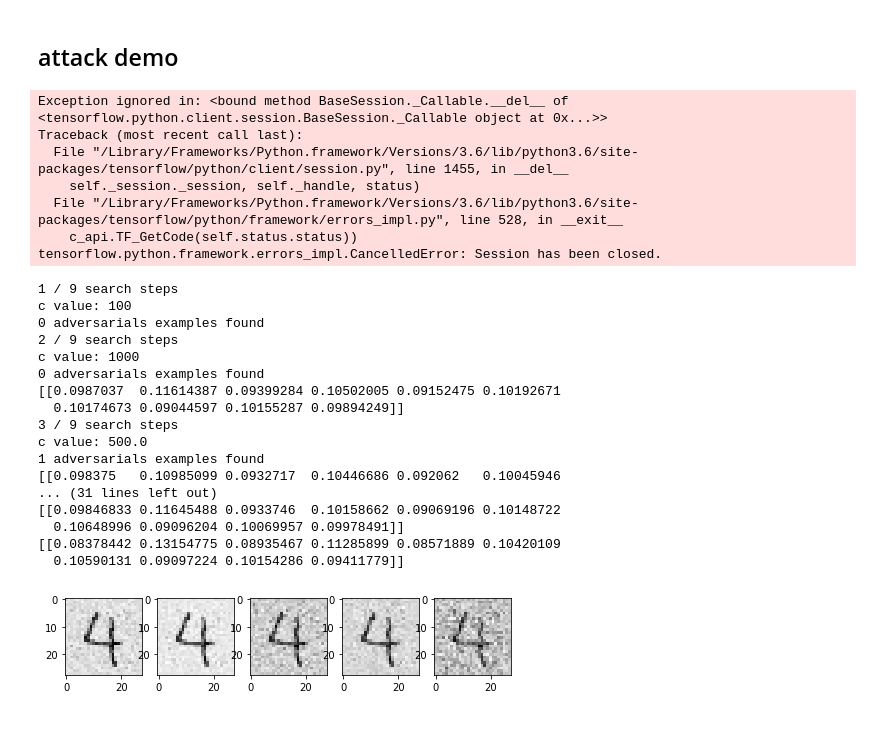
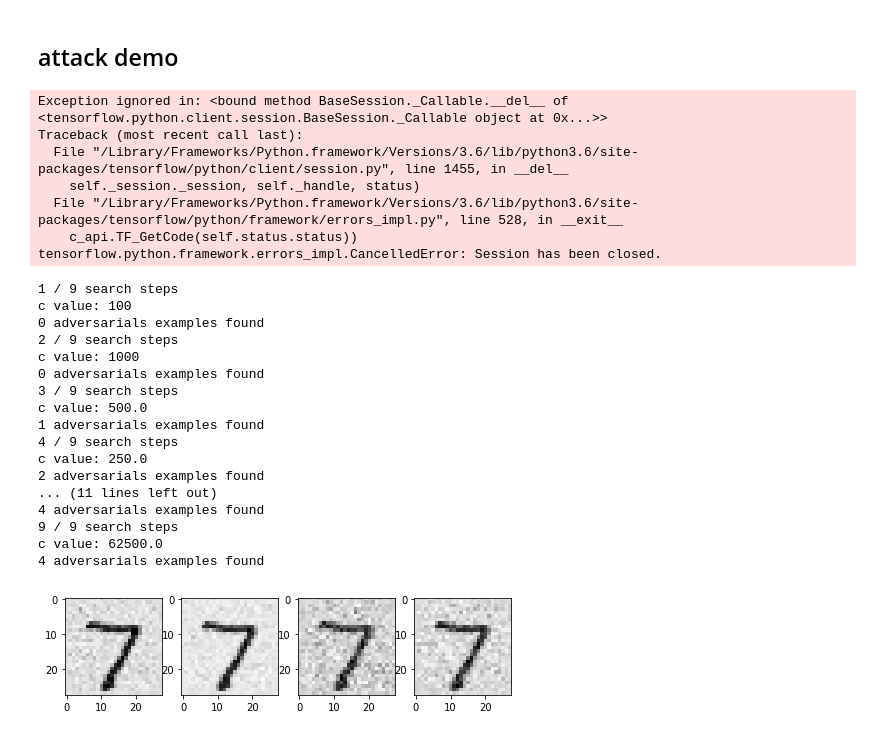
Before and after one commit to zetongqi/attacking_neural_networks, a Jupyter notebook: CW_l2attack.ipynb, the cells around one changed output. Drawn from its saved outputs; the diff is of its cells as text; code cells hidden in the pictures.

```diff
--- a/CW_l2attack.ipynb
+++ b/CW_l2attack.ipynb
@@ -80,10 +79,11 @@ class cwl2:
         self.step_size = step_size
         self.initial_cost = initial_cost
         self.SEARCH_STEPS = SEARCH_STEPS
+        self.num_classes = 10
 
     # return the logits tensor and the nontarget index logits tensor
     def get_logits_and_nontarget_logits(self, x_new, target):
-        logits = model(x_new)
+        logits = self.model(x_new)
         return logits, tf.concat([logits[0][0:target], logits[0][target:-1]], 0)
 
     # the loss function for l2 attack
@@ -92,28 +92,33 @@ class cwl2:
         return tf.norm(x_new-x)**2 + c*tf.math.maximum(tf.math.reduce_max(nontarget_logits) - logits[0][target], -self.K)
 
     # search for the best adversarial examples
-    def find_best_attack(self, model, x, target):
+    def find_best_attack(self, x, target, DEBUG=1):
         # all the valid attacks
         attacks = []
         # initial c value
         c = self.initial_cost
+        # confidence parameter
         K = self.K
+        # initialize all global variables
         self.sess.run(tf.global_variables_initializer())
+        # for every search steps
         for s in range(self.SEARCH_STEPS):
+            # the adversarial example the algorithm is searching for
             x_new = tf.Variable(np.zeros([1,28,28,1]), dtype=tf.float32)
             loss = self.loss(x_new, x, target, c)
             start_vars = set(x.name for x in tf.global_variables())
             train = tf.train.AdamOptimizer(self.step_size).minimize(loss, var_list=[x_new])
             end_vars = tf.global_variables()
+            # variables in Adam optimizer
             new_vars = [x for x in end_vars if x.name not in start_vars]
+            # initilize x_new and Adam optimizer variables
             self.sess.run(tf.variables_initializer(var_list=[x_new]+new_vars))
 
             for i in range(self.max_iterations):
                 self.sess.run(train)
             new_img = self.sess.run(x_new)
             # if the attack is sucessful
-            if np.argmax(model.predict(new_img)) == target:
-                print((model.predict(new_img)))
+            if np.argmax(self.model.predict(new_img)) == target:
                 # add it to the valid attacks collection
                 attacks.append(new_img)
                 # decrease c value to try to find an attack with less perturbation
@@ -122,48 +127,60 @@ class cwl2:
             else:
                 # increase c value to enforce the solver to find a sucessful attack
                 c = c*10
-            print(s+1, "/", self.SEARCH_STEPS, "search steps")
-            print("c value:", c)
-            print(len(attacks), "adversarials examples found")
+            # if debug mode, print out the each search step's detail
+            if DEBUG == 1:
+                print(s+1, "/", self.SEARCH_STEPS, "search steps")
+                print("c value:", c)
+                print(len(attacks), "adversarials examples found")
         # let the best attack to be the one with the smallest perturbation
         noise_norms = []
         for i in range(len(attacks)):
             noise_norms.append(np.linalg.norm(attacks[i] - x))
         best_attack = attacks[np.argmin(noise_norms)]
         return best_attack, attacks
+
+    def untargeted_attack(self, x):
+        attacks = []
+        predicted_labels = []
+        for i in range(self.num_classes):
+            print("attacking target label", i)
+            best_attack, all_attacks = self.find_best_attack(x, i, DEBUG=0)
+            attacks.append(best_attack)
+            predicted_labels.append(np.argmax(self.model.predict(best_attack)))
+            print(len(all_attacks), "attacks found")
+        plot_adversarials(attacks, predicted_labels)
+        return attacks
 # %% [markdown]
 ## attack demo
 # %%
 with tf.Session() as sess:
-    x = load_image('/Users/zetong/mnist_png/testing/4/24.png')
+    x = load_image('/Users/zetong/mnist_png/testing/7/0.png')
     l2attack = cwl2(sess, model)
-    best_attack, attacks = l2attack.find_best_attack(model, x, 1)
-    for i in range(len(attacks)):
-        print((model.predict(attacks[i])))
+    best_attack, attacks = l2attack.find_best_attack(x, 0)
     visualize_adversarials(attacks)
 # %% [output]
 Exception ignored in: <bound method BaseSession._Callable.__del__ of <tensorflow.python.client.session.BaseSession._Callable object at 0x...>>
 Traceback (most recent call last):
   File "/Library/Frameworks/Python.framework/Versions/3.6/lib/python3.6/site-packages/tensorflow/python/client/session.py", line 1455, in __del__
     self._session._session, self._handle, status)
   File "/Library/Frameworks/Python.framework/Versions/3.6/lib/python3.6/site-packages/tensorflow/python/framework/errors_impl.py", line 528, in __exit__
     c_api.TF_GetCode(self.status.status))
 tensorflow.python.framework.errors_impl.CancelledError: Session has been closed.
 1 / 9 search steps
 c value: 100
 0 adversarials examples found
 2 / 9 search steps
 c value: 1000
 0 adversarials examples found
-[[0.0987037  0.11614387 0.09399284 0.10502005 0.09152475 0.10192671
-  0.10174673 0.09044597 0.10155287 0.09894249]]
 3 / 9 search steps
 c value: 500.0
 1 adversarials examples found
-[[0.098375   0.10985099 0.0932717  0.10446686 0.092062   0.10045946
-... (31 lines left out)
-[[0.09846833 0.11645488 0.0933746  0.10158662 0.09069196 0.10148722
-  0.10648996 0.09096204 0.10069957 0.09978491]]
-[[0.08378442 0.13154775 0.08935467 0.11285899 0.08571889 0.10420109
-  0.10590131 0.09097224 0.10154286 0.09411779]]
+4 / 9 search steps
+c value: 250.0
+2 adversarials examples found
+... (11 lines left out)
+4 adversarials examples found
+9 / 9 search steps
+c value: 62500.0
+4 adversarials examples found
-[figure, old version]
+[figure, new version]
```
Also changed, not shown: parts of 2 cells of this notebook.
